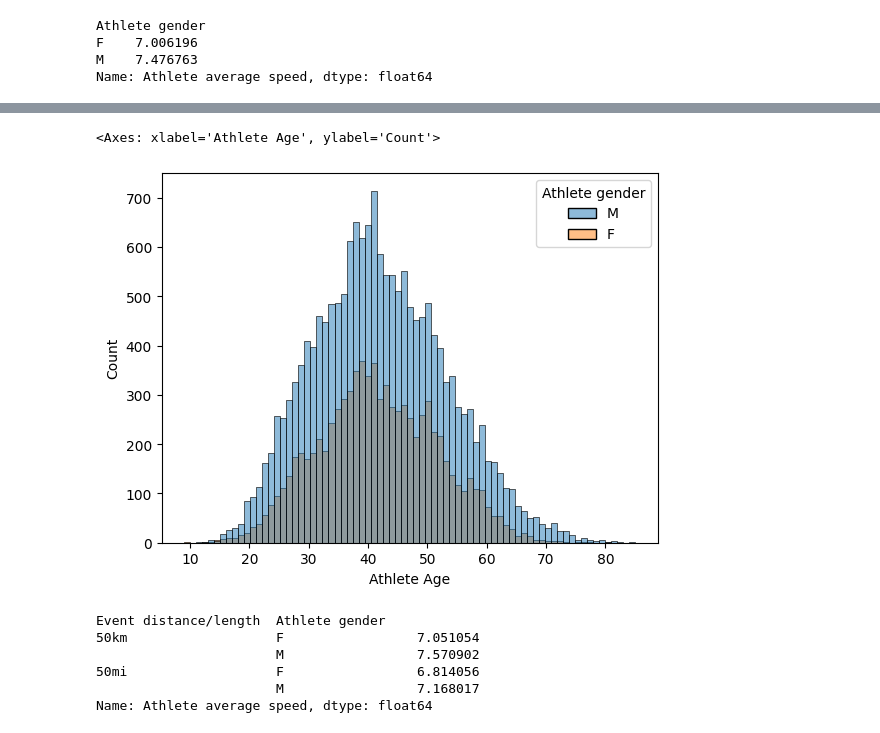
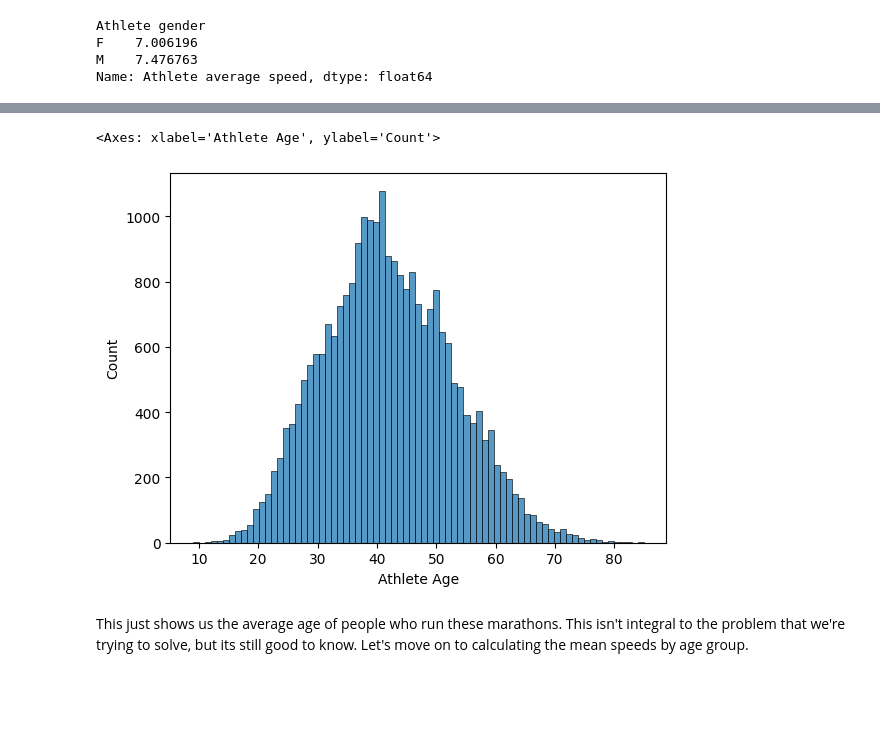
Before and after one commit to yash-v-pandey/Machine-Learning-Practice, a Jupyter notebook: EDA/First Exploratory Data Analysis.ipynb, the cells around one changed output, grey strips where cells are left out. Drawn from its saved outputs; the diff is of its cells as text; code cells hidden in the pictures; blank space fills up the shorter version.

```diff
--- a/EDA/First Exploratory Data Analysis.ipynb
+++ b/EDA/First Exploratory Data Analysis.ipynb
@@ -103,4 +103,4 @@ df = df.drop_duplicates()
 df = df.drop(columns=['Athlete club', 'Athlete country', 'Athlete age category'])
 
 #reset dataframe indices after dropping rows
-df.reset_index(drop=True)
+df = df.reset_index(drop=True)
@@ -254,16 +244,8 @@ sns.histplot(df[df['Event distance/length'] == '50mi'], x='Athlete average speed
 # %%
-sns.histplot(df, x = 'Athlete Age', hue='Athlete gender')
+sns.histplot(df, x = 'Athlete Age')
 # %% [output]
 <Axes: xlabel='Athlete Age', ylabel='Count'>
-[figure, old version]
+[figure, new version]
-# %%
-groupDistance = df.groupby(['Event distance/length', 'Athlete gender'])
-groupDistance['Athlete average speed'].mean()
-# %% [output]
-Event distance/length  Athlete gender
-50km                   F                 7.051054
-                       M                 7.570902
-50mi                   F                 6.814056
-                       M                 7.168017
-Name: Athlete average speed, dtype: float64
+# %% [markdown]
+This just shows us the average age of people who run these marathons. This isn't integral to the problem that we're trying to solve, but its still good to know. Let's move on to calculating the mean speeds by age group.
 # %%
```
Also changed, not shown: parts of 14 cells of this notebook.
